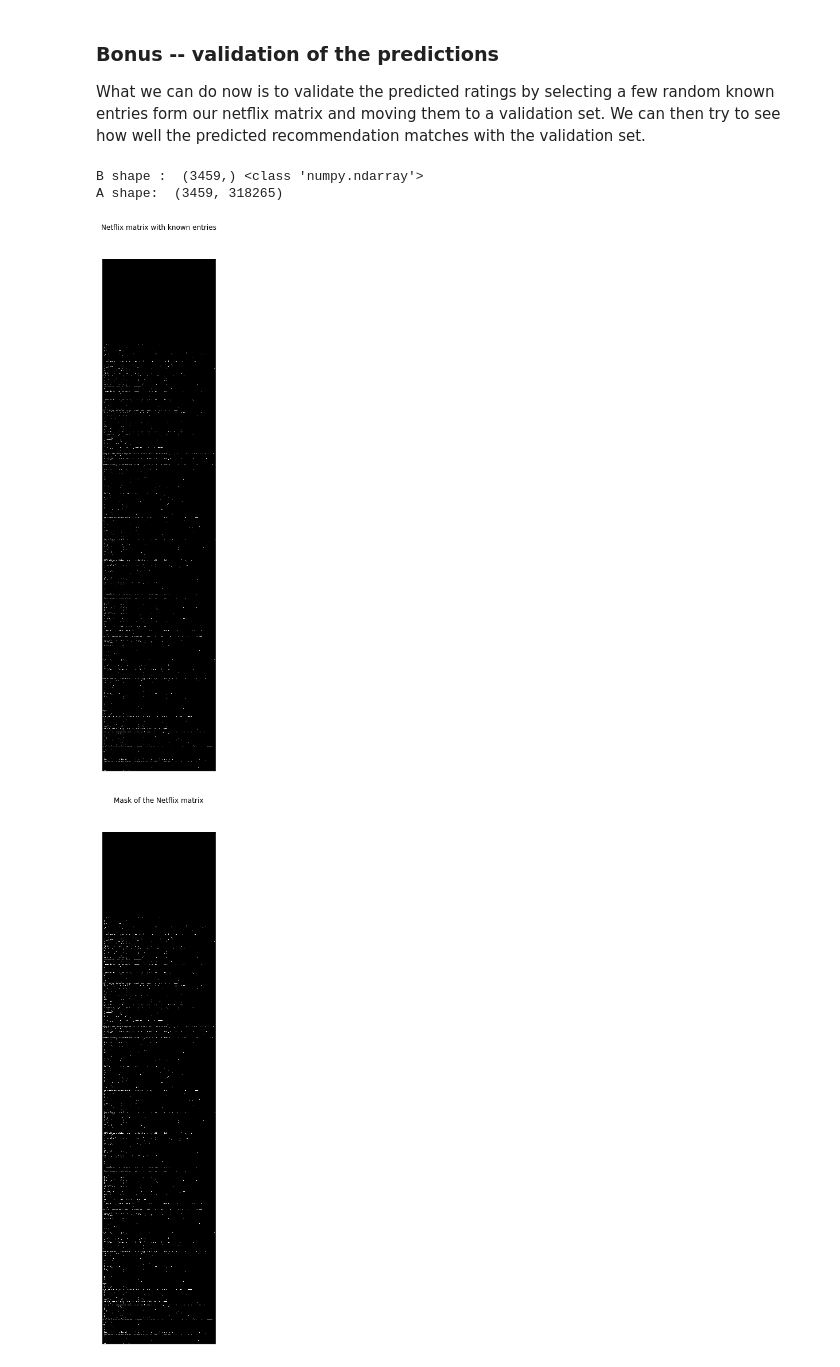
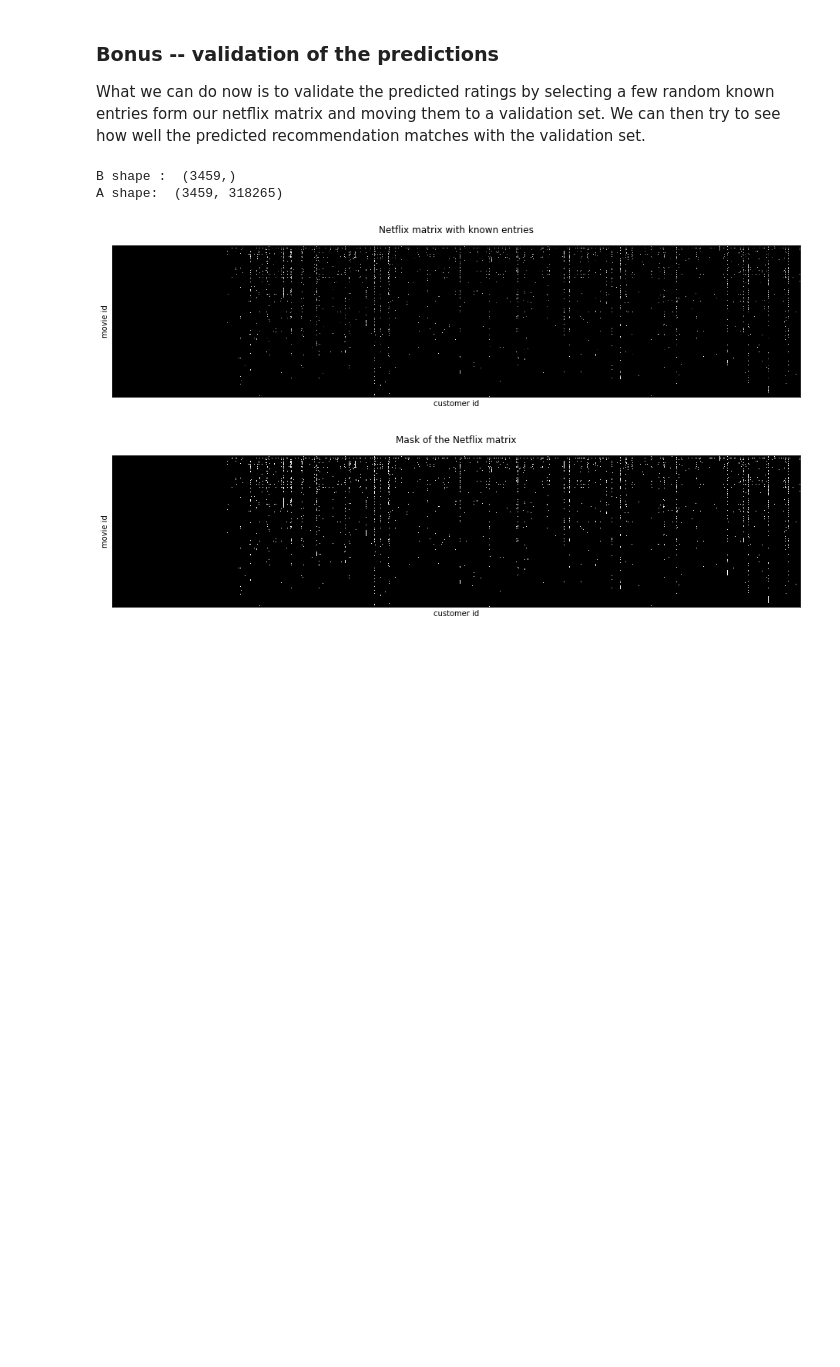
Before and after one commit to uprestel/Matrix-Completion, a Jupyter notebook: project.ipynb, the cells around one changed output. Drawn from its saved outputs; the diff is of its cells as text; code cells hidden in the pictures; blank space fills up the shorter version.

```diff
--- a/project.ipynb
+++ b/project.ipynb
@@ -200,7 +200,7 @@ def D(X, gamma, m, n):
 
     return Xt
 
-def draw(vec, m, n, title):
+def draw(vec, m, n, title="", xlabel="", ylabel=""):
     """
     Plots the image given a flattened vector with the respective entries of the image.
     Input:
@@ -212,6 +212,26 @@ def draw(vec, m, n, title):
     mat = vec.reshape((m,n))
     plt.matshow(mat, cmap="gray")
     plt.title(title)
+    plt.xlabel(xlabel)
+    plt.ylabel(ylabel)
+    plt.xticks([])
+    plt.yticks([])
+    plt.show()
+
+
+def draw_mat(mat, title="", xlabel="", ylabel=""):
+    """
+    Plots the image given a flattened vector with the respective entries of the image.
+    Input:
+        vec: unidimensional vector that represents the flattened matrix.
+        m, n: dimensions of the matrix.
+    Output:
+        None.
+    """
+    plt.matshow(mat, cmap="gray")
+    plt.title(title)
+    plt.xlabel(xlabel)
+    plt.ylabel(ylabel)
     plt.xticks([])
     plt.yticks([])
     plt.show()
@@ -487,25 +501,24 @@ def training_validaton_split(B, omega,validation_size):
 # %%
 B_train, validation_ratings = training_validaton_split(B_dense, omega, validation_size=100)
 
 # define the unidimensional vector B with the known entries
 B = np.squeeze(np.asarray(B_train[omegaval]))
 # sanity check
-print ("B shape : ", B.shape, type(B))
+print ("B shape : ", B.shape)
 # construct the matrix A, that encodes the known entries
 A = construct_A(omega, m, n)
 # sanity check
 print ("A shape: ", A.shape)
 
 # plot the noisy image
-draw(B_dense, m, n, "Netflix matrix with known entries")
-draw(mask_dense, m, n, "Mask of the Netflix matrix")
+draw_mat(B_train.T, "Netflix matrix with known entries", ylabel="movie id", xlabel="customer id")
+draw_mat(mask_dense.T, "Mask of the Netflix matrix", ylabel="movie id", xlabel="customer id")
 # run the DRS algorithm
-rec = DRS(A, m, n, iterations = 200, gamma = 20)
-print(rec.min(), rec.max())
+rec = DRS(A, m, n, iterations = 100, gamma = 20).reshape(m, n)
 # plot the reconstructed image
-draw(rec, m, n, "Reconstructed image")
+draw_mat(rec.T,"Reconstructed image", ylabel="movie id", xlabel="customer id")
 # %% [output]
-B shape :  (3459,) <class 'numpy.ndarray'>
+B shape :  (3459,)
 A shape:  (3459, 318265)
-[figure, old version]
+[figure, new version]
-[figure, old version]
+[figure, new version]
```
Also changed, not shown: parts of 7 cells of this notebook.
